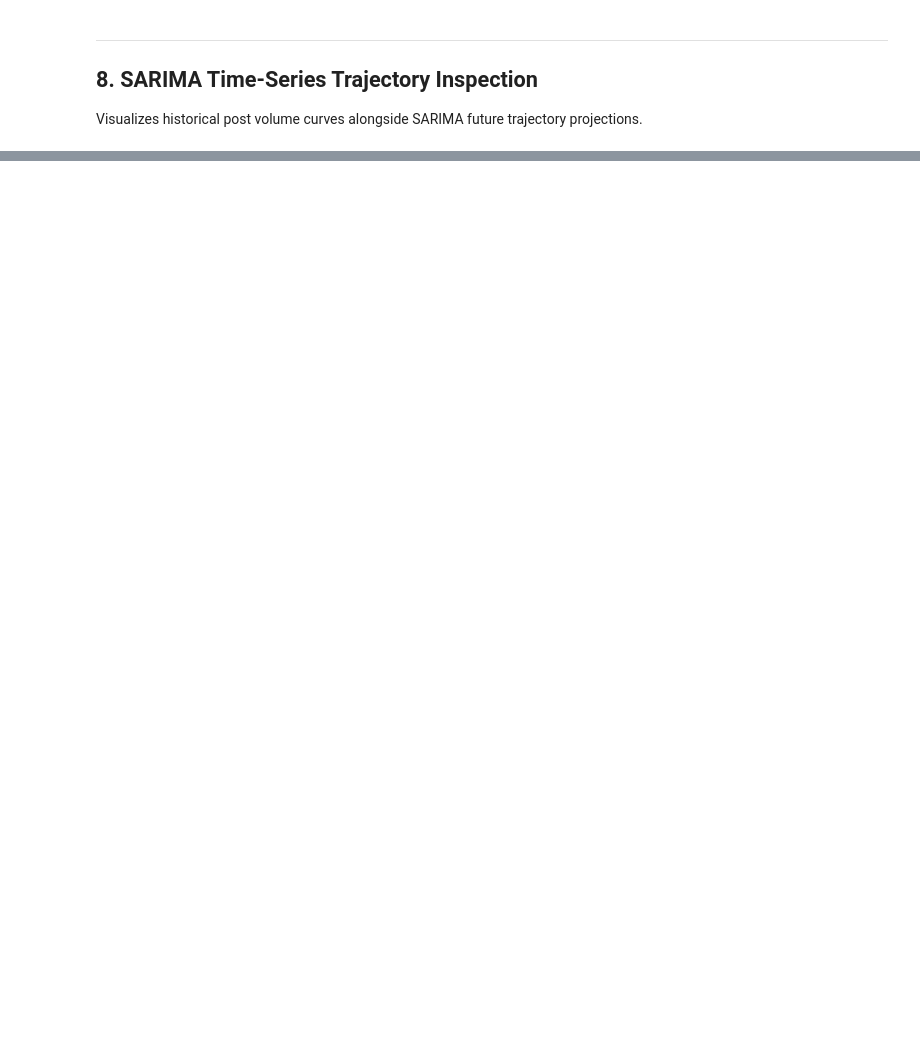
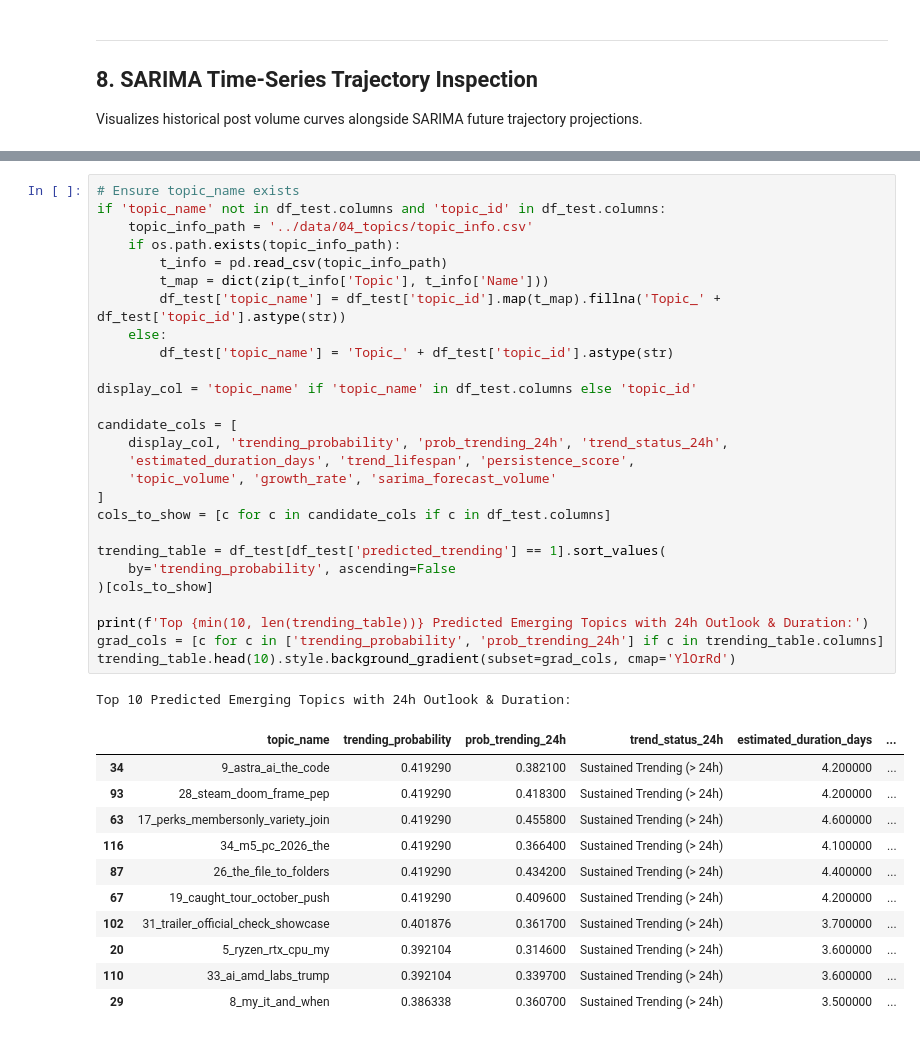
Before and after one commit to nguyenthanhcong041006/social-listening-trending, a Jupyter notebook: notebooks/04_model_evaluation_and_visualization.ipynb, the cells around one changed output, grey strips where cells are left out. Cells and saved outputs as stored; diff of their text form; blank space fills up the shorter version.

Commit message:
feat: add 24h trend duration estimation and optimize prediction pipeline

```diff
--- a/notebooks/04_model_evaluation_and_visualization.ipynb
+++ b/notebooks/04_model_evaluation_and_visualization.ipynb
@@ -267,0 +308,40 @@ trending_table.head(10).style.background_gradient(subset=['trending_probability'
+# %%
+# Ensure topic_name exists
+if 'topic_name' not in df_test.columns and 'topic_id' in df_test.columns:
+    topic_info_path = '../data/04_topics/topic_info.csv'
+    if os.path.exists(topic_info_path):
+        t_info = pd.read_csv(topic_info_path)
+        t_map = dict(zip(t_info['Topic'], t_info['Name']))
+        df_test['topic_name'] = df_test['topic_id'].map(t_map).fillna('Topic_' + df_test['topic_id'].astype(str))
+    else:
+        df_test['topic_name'] = 'Topic_' + df_test['topic_id'].astype(str)
+
+display_col = 'topic_name' if 'topic_name' in df_test.columns else 'topic_id'
+
+candidate_cols = [
+    display_col, 'trending_probability', 'prob_trending_24h', 'trend_status_24h',
+    'estimated_duration_days', 'trend_lifespan', 'persistence_score',
+    'topic_volume', 'growth_rate', 'sarima_forecast_volume'
+]
+cols_to_show = [c for c in candidate_cols if c in df_test.columns]
+
+trending_table = df_test[df_test['predicted_trending'] == 1].sort_values(
+    by='trending_probability', ascending=False
+)[cols_to_show]
+
+print(f'Top {min(10, len(trending_table))} Predicted Emerging Topics with 24h Outlook & Duration:')
+grad_cols = [c for c in ['trending_probability', 'prob_trending_24h'] if c in trending_table.columns]
+trending_table.head(10).style.background_gradient(subset=grad_cols, cmap='YlOrRd')
+# %% [output]
+Top 10 Predicted Emerging Topics with 24h Outlook & Duration:
+|  | topic_name | trending_probability | prob_trending_24h | trend_status_24h | estimated_duration_days | ... |
+| 34 | 9_astra_ai_the_code | 0.419290 | 0.382100 | Sustained Trending (> 24h) | 4.200000 | ... |
+| 93 | 28_steam_doom_frame_pep | 0.419290 | 0.418300 | Sustained Trending (> 24h) | 4.200000 | ... |
+| 63 | 17_perks_membersonly_variety_join | 0.419290 | 0.455800 | Sustained Trending (> 24h) | 4.600000 | ... |
+| 116 | 34_m5_pc_2026_the | 0.419290 | 0.366400 | Sustained Trending (> 24h) | 4.100000 | ... |
+| 87 | 26_the_file_to_folders | 0.419290 | 0.434200 | Sustained Trending (> 24h) | 4.400000 | ... |
+| 67 | 19_caught_tour_october_push | 0.419290 | 0.409600 | Sustained Trending (> 24h) | 4.200000 | ... |
+| 102 | 31_trailer_official_check_showcase | 0.401876 | 0.361700 | Sustained Trending (> 24h) | 3.700000 | ... |
+| 20 | 5_ryzen_rtx_cpu_my | 0.392104 | 0.314600 | Sustained Trending (> 24h) | 3.600000 | ... |
+| 110 | 33_ai_amd_labs_trump | 0.392104 | 0.339700 | Sustained Trending (> 24h) | 3.600000 | ... |
+| 29 | 8_my_it_and_when | 0.386338 | 0.360700 | Sustained Trending (> 24h) | 3.500000 | ... |
```
Also changed, not shown: parts of 16 cells of this notebook, 16 other files.
